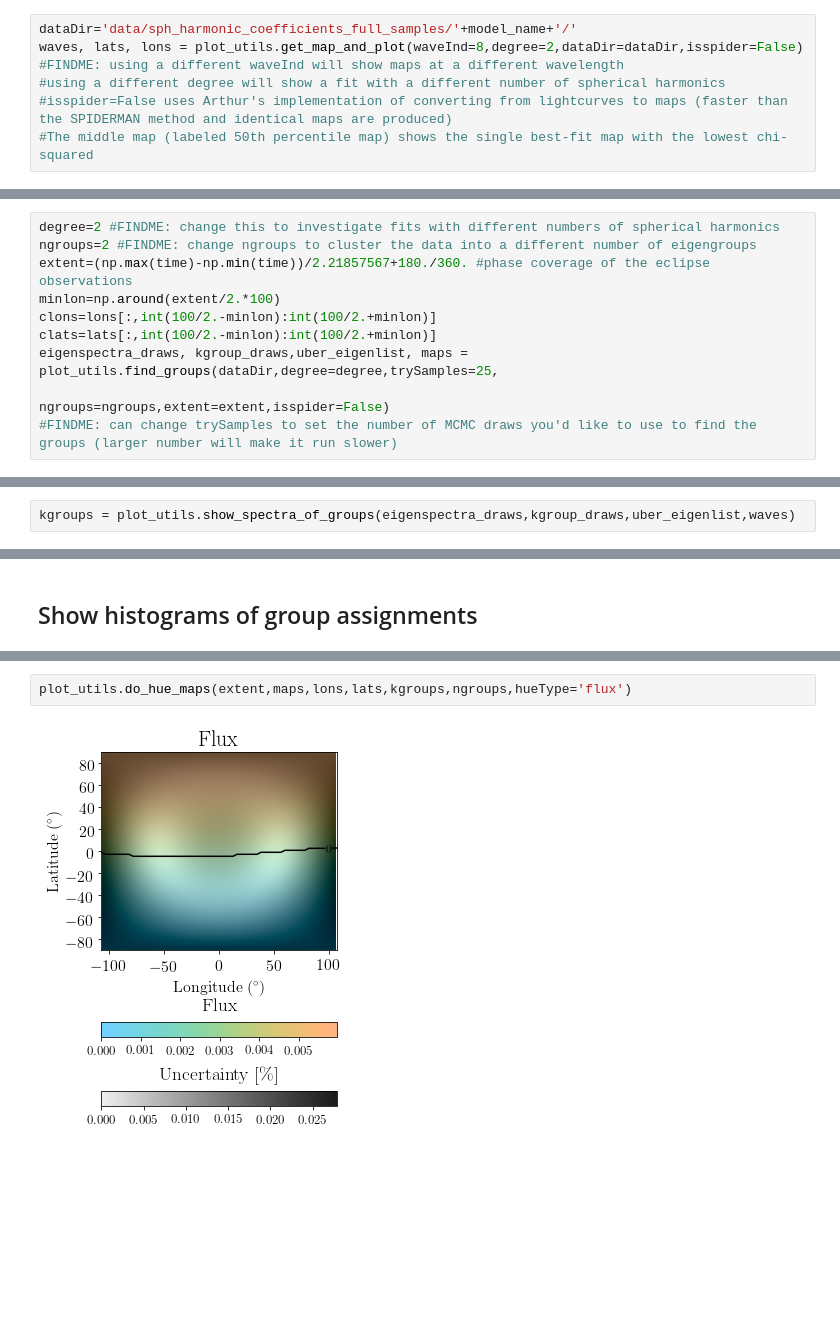
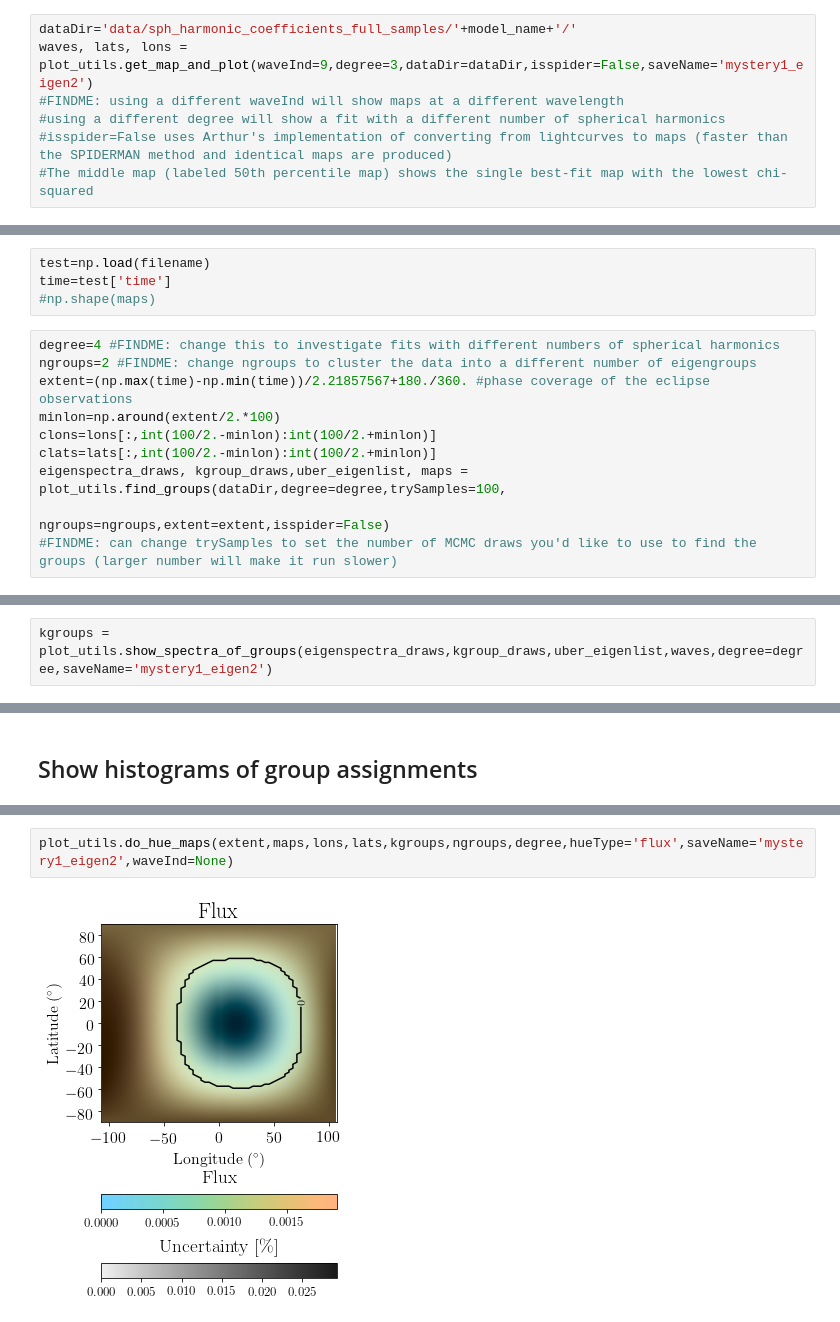
Before and after one commit to multidworlds/eigenspectra, a Jupyter notebook: master_clean.ipynb, the cells around one changed output, grey strips where cells are left out. Drawn from its saved outputs; the diff is of its cells as text; blank space fills up the shorter version.

```diff
--- a/master_clean.ipynb
+++ b/master_clean.ipynb
@@ -126,6 +114,6 @@ Running MCMC at 4.030000000000001 um
 # %%
 dataDir='data/sph_harmonic_coefficients_full_samples/'+model_name+'/'
-waves, lats, lons = plot_utils.get_map_and_plot(waveInd=8,degree=2,dataDir=dataDir,isspider=False)
+waves, lats, lons = plot_utils.get_map_and_plot(waveInd=9,degree=3,dataDir=dataDir,isspider=False,saveName='mystery1_eigen2')
 #FINDME: using a different waveInd will show maps at a different wavelength
 #using a different degree will show a fit with a different number of spherical harmonics
 #isspider=False uses Arthur's implementation of converting from lightcurves to maps (faster than the SPIDERMAN method and identical maps are produced)
@@ -135,15 +123,19 @@ waves, lats, lons = plot_utils.get_map_and_plot(waveInd=8,degree=2,dataDir=dataD
+# %%
+test=np.load(filename)
+time=test['time']
+#np.shape(maps)
 # %%
-degree=2 #FINDME: change this to investigate fits with different numbers of spherical harmonics
+degree=4 #FINDME: change this to investigate fits with different numbers of spherical harmonics
 ngroups=2 #FINDME: change ngroups to cluster the data into a different number of eigengroups
 extent=(np.max(time)-np.min(time))/2.21857567+180./360. #phase coverage of the eclipse observations
 minlon=np.around(extent/2.*100)
 clons=lons[:,int(100/2.-minlon):int(100/2.+minlon)]
 clats=lats[:,int(100/2.-minlon):int(100/2.+minlon)]
-eigenspectra_draws, kgroup_draws,uber_eigenlist, maps = plot_utils.find_groups(dataDir,degree=degree,trySamples=25,
+eigenspectra_draws, kgroup_draws,uber_eigenlist, maps = plot_utils.find_groups(dataDir,degree=degree,trySamples=100,
                                                                 ngroups=ngroups,extent=extent,isspider=False)
 #FINDME: can change trySamples to set the number of MCMC draws you'd like to use to find the groups (larger number will make it run slower)
 # %% [markdown]
 Find the eigenspectra and their errors
 # %%
-kgroups = plot_utils.show_spectra_of_groups(eigenspectra_draws,kgroup_draws,uber_eigenlist,waves)
+kgroups = plot_utils.show_spectra_of_groups(eigenspectra_draws,kgroup_draws,uber_eigenlist,waves,degree=degree,saveName='mystery1_eigen2')
 # %% [output]
@@ -172,4 +164,4 @@ Passing one of 'on', 'true', 'off', 'false' as a boolean is deprecated; use an a
 # %%
-plot_utils.do_hue_maps(extent,maps,lons,lats,kgroups,ngroups,hueType='flux')
+plot_utils.do_hue_maps(extent,maps,lons,lats,kgroups,ngroups,degree,hueType='flux',saveName='mystery1_eigen2',waveInd=None)
 # %% [output]
-[figure, old version]
+[figure, new version]
```
Also changed, not shown: parts of 5 cells of this notebook, 1 other file.
